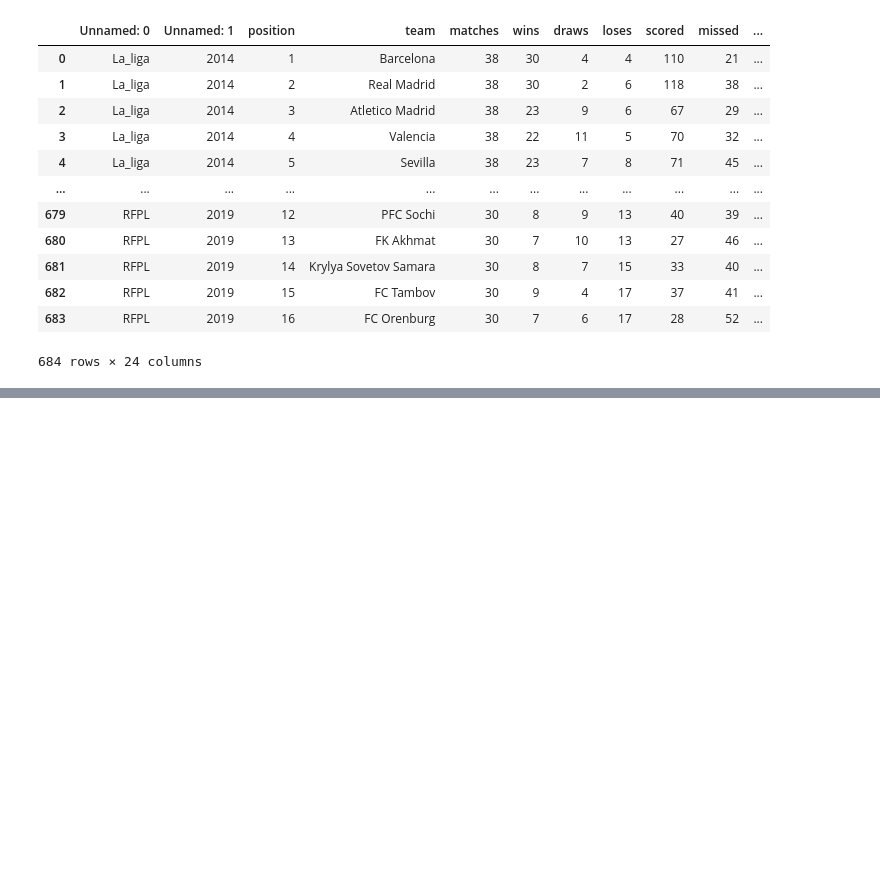
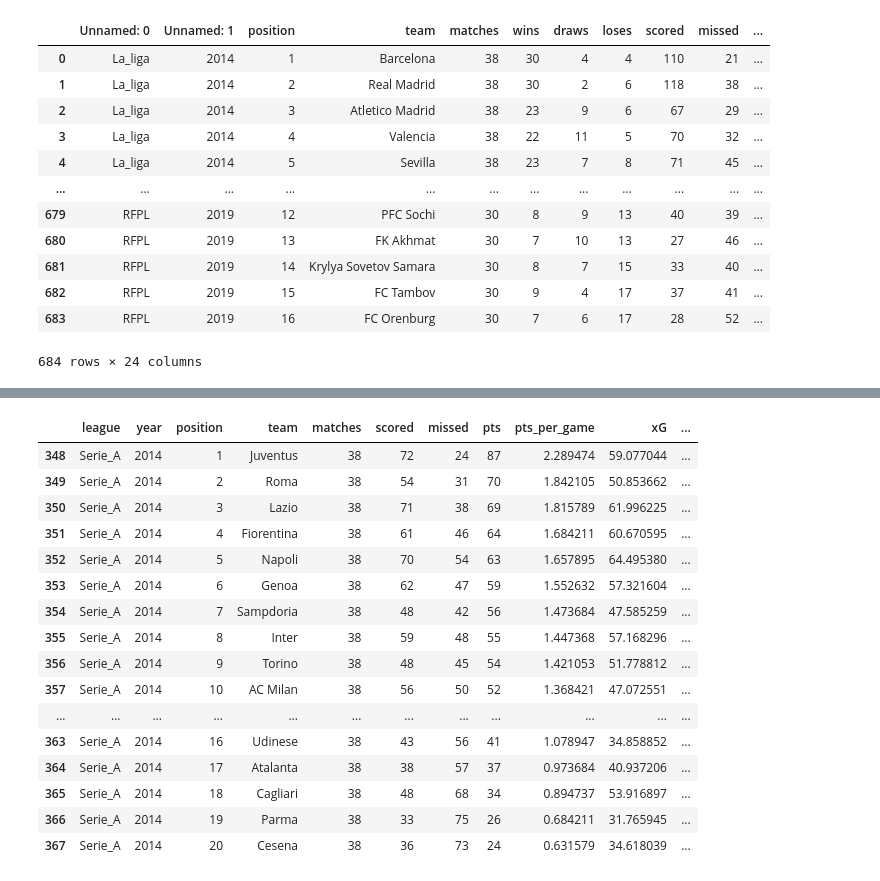
Before and after one commit to data301-2021-summer2/football-metrics-analysis, a Jupyter notebook: analysis/Lakshay Karnwal/LoadingData.ipynb, the cells around one changed output, grey strips where cells are left out. Drawn from its saved outputs; the diff is of its cells as text; code cells hidden in the pictures; blank space fills up the shorter version.

```diff
--- a/analysis/Lakshay Karnwal/LoadingData.ipynb
+++ b/analysis/Lakshay Karnwal/LoadingData.ipynb
@@ -18,0 +135,22 @@ pd.read_csv("../../data/raw/understat.com.csv")
+# %%
+df_ser = df[df["league"]=="Serie_A"]
+df_ser_14 = df_ser[df_ser["year"]==2014]
+df_ser_14
+# %% [output]
+|  | league | year | position | team | matches | scored | missed | pts | pts_per_game | xG | ... |
+| 348 | Serie_A | 2014 | 1 | Juventus | 38 | 72 | 24 | 87 | 2.289474 | 59.077044 | ... |
+| 349 | Serie_A | 2014 | 2 | Roma | 38 | 54 | 31 | 70 | 1.842105 | 50.853662 | ... |
+| 350 | Serie_A | 2014 | 3 | Lazio | 38 | 71 | 38 | 69 | 1.815789 | 61.996225 | ... |
+| 351 | Serie_A | 2014 | 4 | Fiorentina | 38 | 61 | 46 | 64 | 1.684211 | 60.670595 | ... |
+| 352 | Serie_A | 2014 | 5 | Napoli | 38 | 70 | 54 | 63 | 1.657895 | 64.495380 | ... |
+| 353 | Serie_A | 2014 | 6 | Genoa | 38 | 62 | 47 | 59 | 1.552632 | 57.321604 | ... |
+| 354 | Serie_A | 2014 | 7 | Sampdoria | 38 | 48 | 42 | 56 | 1.473684 | 47.585259 | ... |
+| 355 | Serie_A | 2014 | 8 | Inter | 38 | 59 | 48 | 55 | 1.447368 | 57.168296 | ... |
+| 356 | Serie_A | 2014 | 9 | Torino | 38 | 48 | 45 | 54 | 1.421053 | 51.778812 | ... |
+| 357 | Serie_A | 2014 | 10 | AC Milan | 38 | 56 | 50 | 52 | 1.368421 | 47.072551 | ... |
+| ... | ... | ... | ... | ... | ... | ... | ... | ... | ... | ... | ... |
+| 363 | Serie_A | 2014 | 16 | Udinese | 38 | 43 | 56 | 41 | 1.078947 | 34.858852 | ... |
+| 364 | Serie_A | 2014 | 17 | Atalanta | 38 | 38 | 57 | 37 | 0.973684 | 40.937206 | ... |
+| 365 | Serie_A | 2014 | 18 | Cagliari | 38 | 48 | 68 | 34 | 0.894737 | 53.916897 | ... |
+| 366 | Serie_A | 2014 | 19 | Parma | 38 | 33 | 75 | 26 | 0.684211 | 31.765945 | ... |
+| 367 | Serie_A | 2014 | 20 | Cesena | 38 | 36 | 73 | 24 | 0.631579 | 34.618039 | ... |
```
Also changed, not shown: parts of 8 cells of this notebook, 1 other file.
